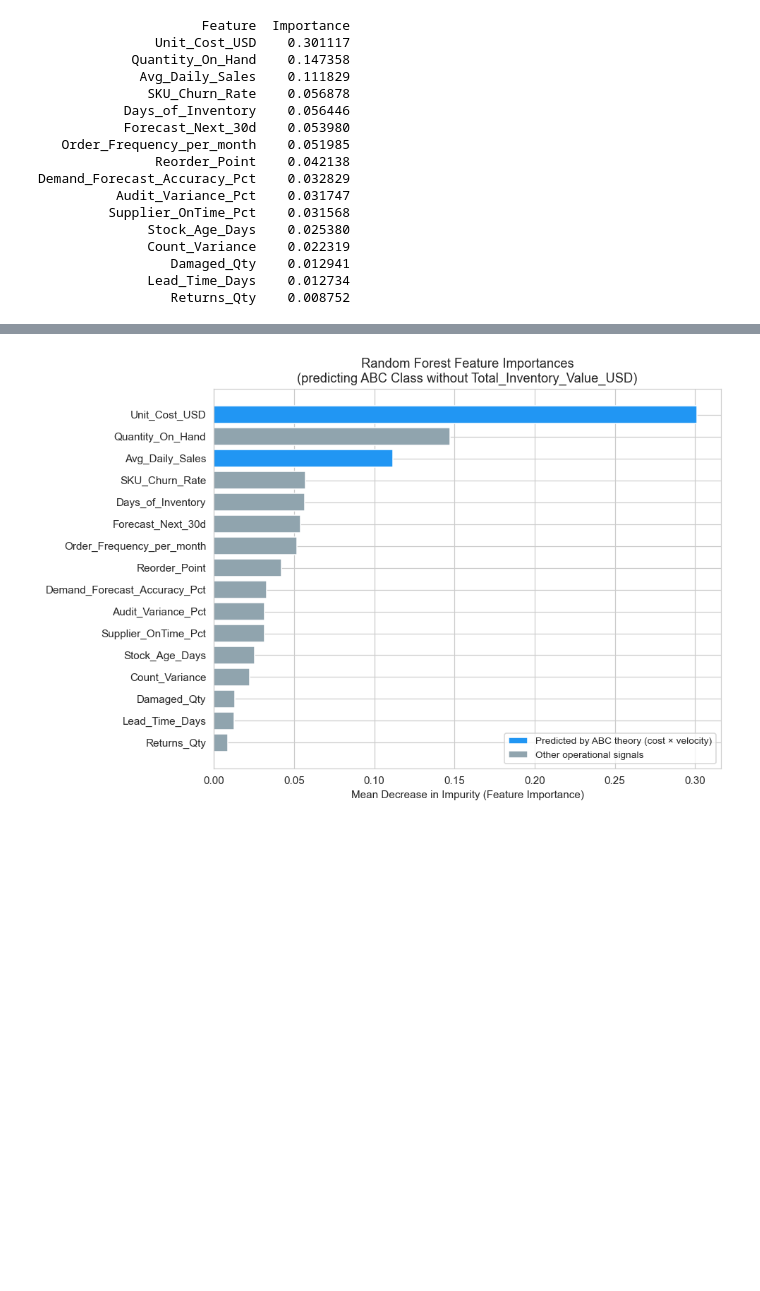
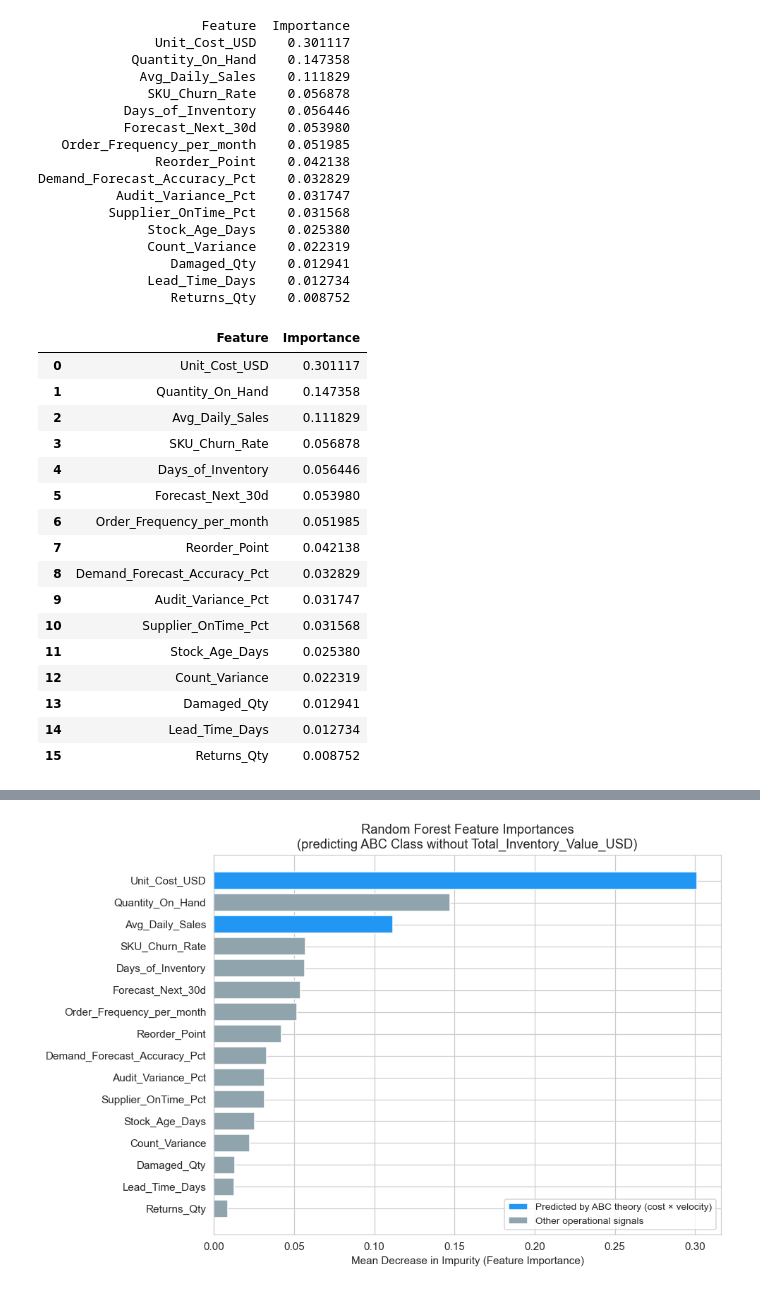
Before and after one commit to Beau-Belkowski/STT_811_Final_Project, a Jupyter notebook: STT_811_Project_Final.ipynb, the cells around one changed output, grey strips where cells are left out. Saved outputs shown, nothing was run; the diff lists cells and outputs as text; code cells hidden in the pictures; blank space fills up the shorter version.

```diff
--- a/STT_811_Project_Final.ipynb
+++ b/STT_811_Project_Final.ipynb
@@ -279,3 +279,23 @@ Demand_Forecast_Accuracy_Pct    0.032829
                  Damaged_Qty    0.012941
               Lead_Time_Days    0.012734
                  Returns_Qty    0.008752
+# %%
+importance_df
+# %% [output]
+|  | Feature | Importance |
+| 0 | Unit_Cost_USD | 0.301117 |
+| 1 | Quantity_On_Hand | 0.147358 |
+| 2 | Avg_Daily_Sales | 0.111829 |
+| 3 | SKU_Churn_Rate | 0.056878 |
+| 4 | Days_of_Inventory | 0.056446 |
+| 5 | Forecast_Next_30d | 0.053980 |
+| 6 | Order_Frequency_per_month | 0.051985 |
+| 7 | Reorder_Point | 0.042138 |
+| 8 | Demand_Forecast_Accuracy_Pct | 0.032829 |
+| 9 | Audit_Variance_Pct | 0.031747 |
+| 10 | Supplier_OnTime_Pct | 0.031568 |
+| 11 | Stock_Age_Days | 0.025380 |
+| 12 | Count_Variance | 0.022319 |
+| 13 | Damaged_Qty | 0.012941 |
+| 14 | Lead_Time_Days | 0.012734 |
+| 15 | Returns_Qty | 0.008752 |
```
Also changed, not shown: parts of 1 cell of this notebook.
